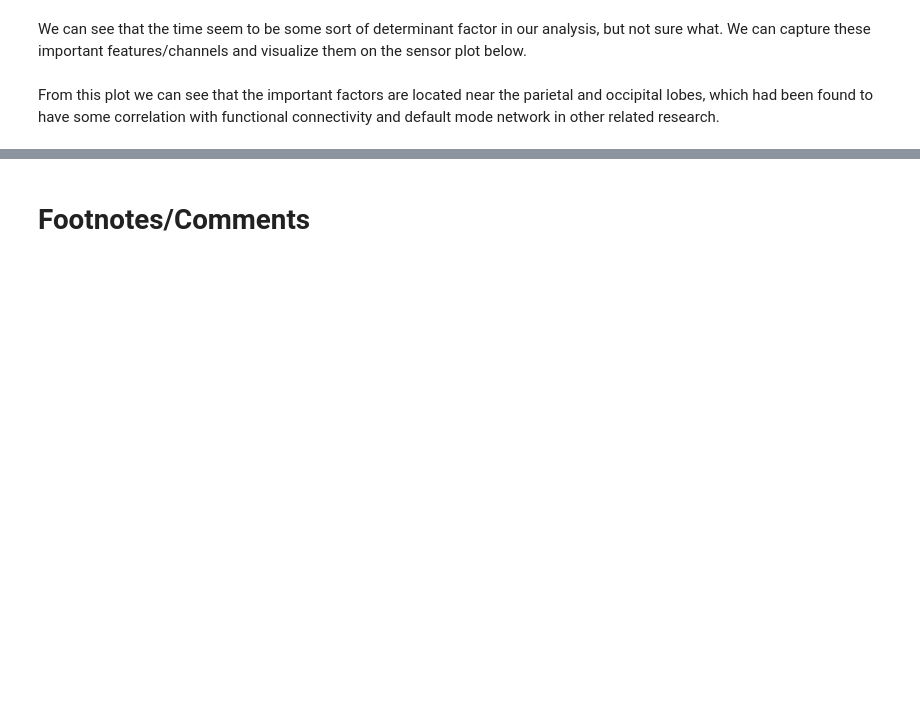
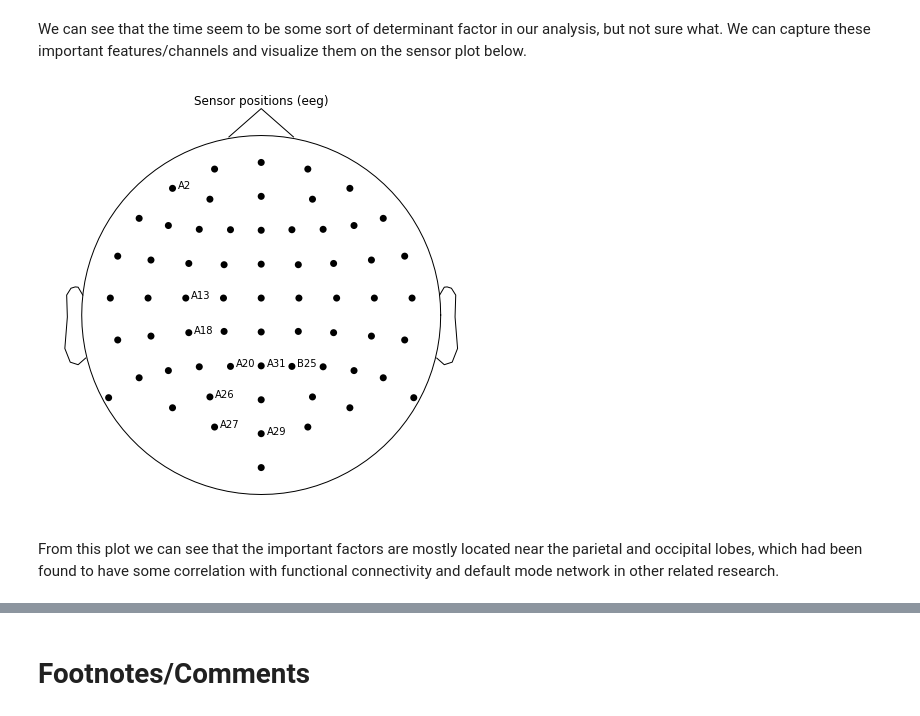
Before and after one commit to yuyang-zhong/EEG-Neural, a Jupyter notebook: notebooks/final_notebook.ipynb, the cells around one changed output, grey strips where cells are left out. Drawn from its saved outputs; the diff is of its cells as text; code cells hidden in the pictures; blank space fills up the shorter version.

```diff
--- a/notebooks/final_notebook.ipynb
+++ b/notebooks/final_notebook.ipynb
@@ -242,5 +359,5 @@ This is going to take a bit load. Good time to a tea break. Come back in a few m
 # %%
-cleaned = pd.read_csv('final_data.csv').rename(columns={'Unnamed: 0': 'Time'})
+cleaned = pd.read_csv('../final_data.csv').rename(columns={'Unnamed: 0': 'Time'})
 # %% [markdown]
 ## Data Analysis
 ### Separating Data: X, Y, Train, Validation, Test
@@ -398,10 +556,13 @@ plt.show();
 # %% [markdown]
 We can see that the time seem to be some sort of determinant factor in our analysis, but not sure what. We can capture these important features/channels and visualize them on the sensor plot below.
 # %%
-imp_chs = list(np.delete(np.array(feature_imp.index), list(feature_imp.index).index('Unnamed: 0')))
+# Deleting Time as a "channel"
+imp_chs = list(np.delete(np.array(feature_imp.index), list(feature_imp.index).index('Time')))
 mne.viz.plot_sensors(raw1.info, ch_type='eeg', show_names=imp_chs);
+# %% [output]
+[figure, added]
 # %% [markdown]
-From this plot we can see that the important factors are located near the parietal and occipital lobes, which had been found to have some correlation with functional connectivity and default mode network in other related research.
+From this plot we can see that the important factors are  mostly located near the parietal and occipital lobes, which had been found to have some correlation with functional connectivity and default mode network in other related research.
 # %% [markdown]
 # Discussion
 ## Conclusion
```
Also changed, not shown: parts of 57 cells of this notebook, 4 other files.
